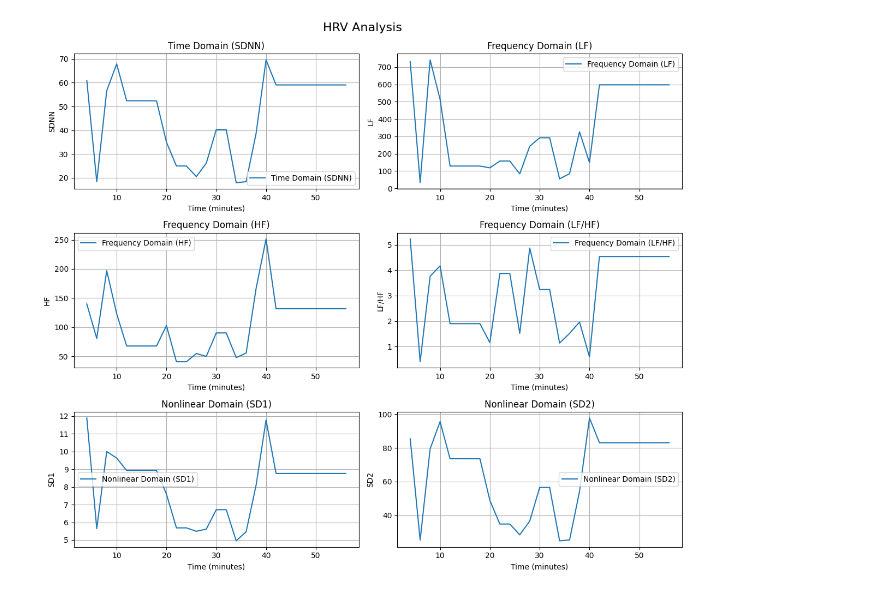
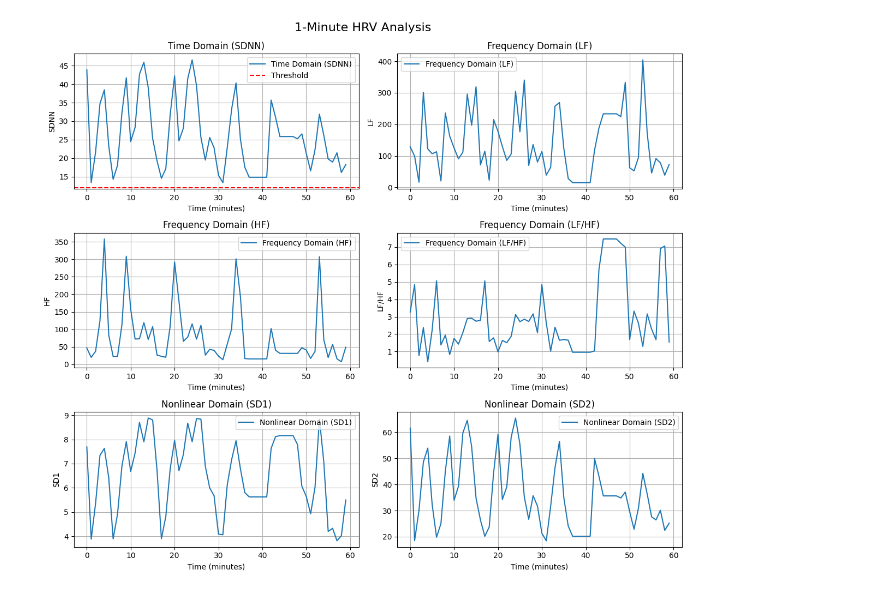
Before and after one commit to pjy008008/drowsiness-detection-using-hrv, a Jupyter notebook: visualize.ipynb, the cells around one changed output. Saved outputs shown, nothing was run; the diff lists cells and outputs as text; code cells hidden in the pictures.

```diff
--- a/visualize.ipynb
+++ b/visualize.ipynb
@@ -1,26 +1,45 @@
 # %%
 import pandas as pd
 import matplotlib.pyplot as plt
+import numpy as np
 
 # CSV 파일 읽기
 CSV_FILE_PATH = "hrv_results.csv"
-data = pd.read_csv(CSV_FILE_PATH)
+data = pd.read_csv(CSV_FILE_PATH, header=0)
 
-# 타임스탬프를 기준으로 x축 생성 (2분 간격)
-timestamps = data["Timestamp"]
-time_minutes = [i * 2 for i in range(len(timestamps))]  # 2분 간격으로 시간 생성
+data['Timestamp'] = pd.to_datetime(data['StartTimestamp'])
 
-# 데이터 가져오기
-sdnn = data["SDNN"]
-lf = data["LF"]
-hf = data["HF"]
-lf_hf = data["LF/HF"]
-sd1 = data["SD1"]
-sd2 = data["SD2"]
+# ErrorCount 처리: 36 이상인 경우 HRV 관련 값을 None으로 설정
+data['ErrorCount'] = data['ErrorCount'].astype(float)  # ErrorCount를 float로 변환
+data.loc[data['ErrorCount'] >= 36, ['SDNN', 'LF', 'HF', 'LF/HF', 'SD1', 'SD2']] = None
+
+
+# None 값 대체 (이전 값 사용)
+data[['SDNN', 'LF', 'HF', 'LF/HF', 'SD1', 'SD2']] = data[['SDNN', 'LF', 'HF', 'LF/HF', 'SD1', 'SD2']].fillna(method='ffill')
+
+
+# 60개씩 그룹화 (1분 단위로 평균 계산)
+group_size = 60
+grouped_data = data.iloc[:, 4:].groupby(np.arange(len(data)) // group_size).mean()
+grouped_data['Timestamp'] = data['Timestamp'][::group_size].reset_index(drop=True)
+
+
+
+# 데이터 가져오기 (1분 단위)
+time_minutes = [i for i in range(len(grouped_data))]
+sdnn = grouped_data["SDNN"]
+lf = grouped_data["LF"]
+hf = grouped_data["HF"]
+lf_hf = grouped_data["LF/HF"]
+sd1 = grouped_data["SD1"]
+sd2 = grouped_data["SD2"]
 
 # 시각화 함수
 def plot_hrv(time_minutes, values, title, ylabel, threshold=None):
     plt.plot(time_minutes, values, label=title)
+
+    if threshold is not None:
+        plt.axhline(y=threshold, color='r', linestyle='--', label="Threshold")
 
     plt.title(title)
     plt.xlabel("Time (minutes)")
@@ -30,33 +49,33 @@ def plot_hrv(time_minutes, values, title, ylabel, threshold=None):
 
 # 그래프 그리기
 plt.figure(figsize=(12, 10))
 
 # Time Domain HRV (SDNN)
 plt.subplot(3, 2, 1)
-plot_hrv(time_minutes, sdnn, "Time Domain (SDNN)", "SDNN", threshold=12)  # 예제 Threshold
+plot_hrv(time_minutes, sdnn, "Time Domain (SDNN)", "SDNN", threshold=12)
 
 # Frequency Domain HRV (LF)
 plt.subplot(3, 2, 2)
 plot_hrv(time_minutes, lf, "Frequency Domain (LF)", "LF")
 
 # Frequency Domain HRV (HF)
 plt.subplot(3, 2, 3)
 plot_hrv(time_minutes, hf, "Frequency Domain (HF)", "HF")
 
 # Frequency Domain HRV (LF/HF)
 plt.subplot(3, 2, 4)
 plot_hrv(time_minutes, lf_hf, "Frequency Domain (LF/HF)", "LF/HF")
 
 # Nonlinear Domain HRV (SD1)
 plt.subplot(3, 2, 5)
 plot_hrv(time_minutes, sd1, "Nonlinear Domain (SD1)", "SD1")
 
 # Nonlinear Domain HRV (SD2)
 plt.subplot(3, 2, 6)
 plot_hrv(time_minutes, sd2, "Nonlinear Domain (SD2)", "SD2")
 
 plt.tight_layout()
-plt.suptitle("HRV Analysis", fontsize=16, y=1.02)
+plt.suptitle("1-Minute HRV Analysis", fontsize=16, y=1.02)
 plt.show()
 # %% [output]
-[figure, old version]
+[figure, new version]
```
